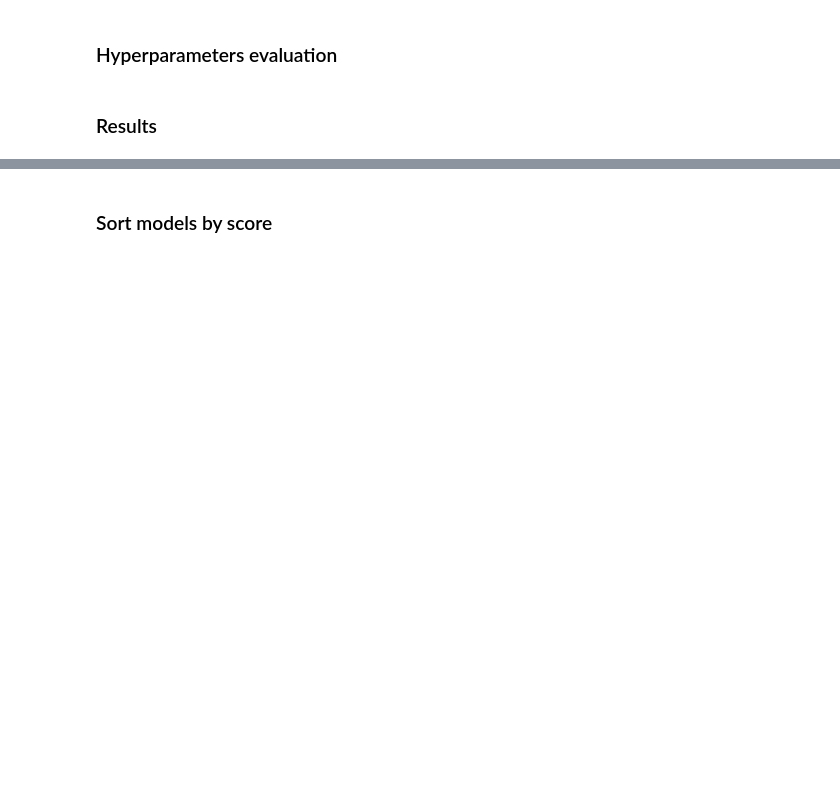
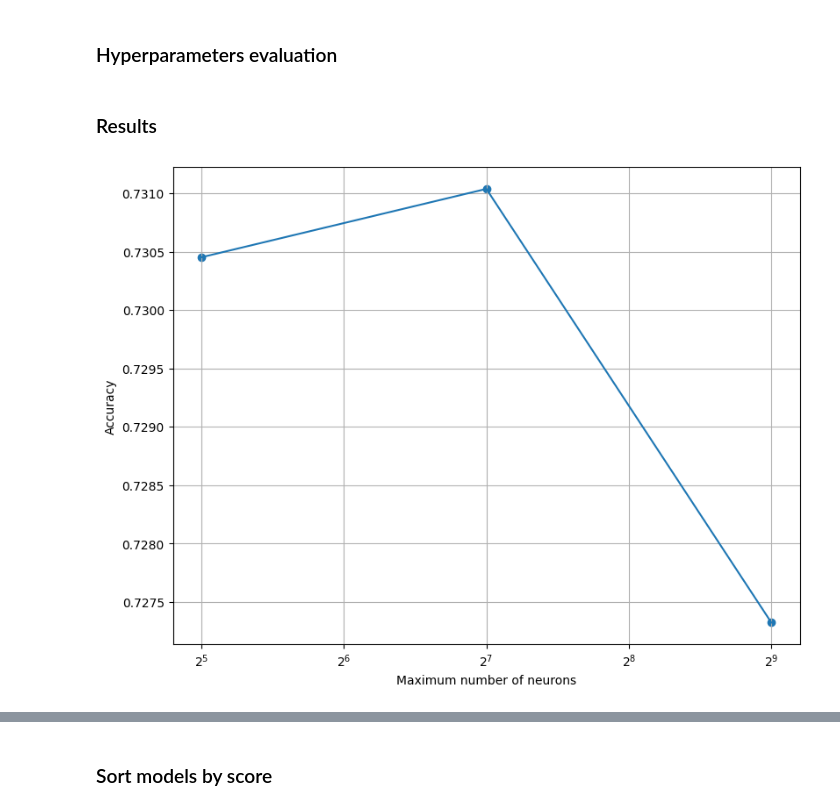
Before and after one commit to jjgranadat/Semillero_SOFA, a Jupyter notebook: ICI_Project/Codes/CountingVectors/CV_16GBd_Classification.ipynb, the cells around one changed output, grey strips where cells are left out. Cells and saved outputs as stored; diff of their text form; code cells hidden in the pictures; blank space fills up the shorter version.

```diff
--- a/ICI_Project/Codes/CountingVectors/CV_16GBd_Classification.ipynb
+++ b/ICI_Project/Codes/CountingVectors/CV_16GBd_Classification.ipynb
@@ -283,7 +286,7 @@ def plot_cm(scores, interval_lst):
 if GOOGLE_COLAB:
     cv16f_file = "counting_vectors_16f.csv"
 else:
-    cv16f_file = "../../Databases/16fBd/counting_vectors_16f.csv"
+    cv16f_file = "../../Databases/16GBd/counting_vectors_16f.csv"
 
 cv16f = pl.read_csv(cv16f_file, has_header=False, dtypes=[pl.Float64])
 # Show the original dataframe
@@ -309,10 +312,10 @@ shape: (680, 18)
 | 1.0 | 0.0 | 0.0 | 0.0 | 0.0 | 0.0 | 0.0 | 0.0 | 0.0 | 0.0 | 0.0 | ... |
 | 1.0 | 0.0 | 0.0 | 0.0 | 0.0 | 0.0 | 0.0 | 0.0 | 0.0 | 0.0 | 0.0 | ... |
 # %%
-interval_lst = {"2": [(0, 35), (35, 50)],
-                "3": [(0, 32), (32, 35), (35, 50)],
-                "4": [(0, 31.5), (31.5, 33.5), (33.5, 35), (35, 50)],
-                "5": [(0, 31.5), (31.5, 33.5), (33.5, 35), (35, 37.5), (37.5, 50)]}
+interval_lst = {"2": [17.6],
+                "3": [16.5, 17.6],
+                "4": [16.0, 16.5, 17.6],
+                "5": [15.5, 16.0, 16.5, 17.6]}
 
 cv16f_class = {}
 for classes_n, interval in interval_lst.items():
@@ -411,5 +398,17 @@ cv16f_class_new
 # %% [markdown]
 ### Hyperparameters evaluation
+# %%
+osnr_lst = ["osnr", "wo_osnr"]
+max_neurons = [str(2**n) for n in range(5, 11, 2)]
+functs = ["relu", "tanh", "sigmoid"]
+layers_n = [1, 2, 3]
+
+combinations = [
+    [list(subset) for subset in product(functs, repeat=n)] for n in layers_n
+]
+
+hidden_layers = [item for sublist in combinations for item in sublist]
+classes_n = list(map(str, range(2, 6)))
 # %%
 try:
     cv16f_class_results = sofa.load_hdf5(f"{ROOT}/cv16f_class_results.h5")
@@ -449,17 +448,41 @@ for activations in hidden_layers:
                     print("Results saved!")
 # %% [markdown]
 ### Results
+# %%
+def get_avg_score(results, target_value, target, metric="acc", score="test"):
+    results_lst = []
+    for activations in hidden_layers:
+        if target == "layers" and len(activations) != target_value:
+            continue
+        for neurons in max_neurons:
+            if target == "neurons" and neurons != target_value:
+                continue
+            for osnr in osnr_lst:
+                if target == "osnr" and osnr != target_value:
+                    continue
+                for classes in classes_n:
+                    if target == "classes" and classes != target_value:
+                        continue
+                    act_fn_name = "".join([s[0] for s in activations])
+                    results_lst.append(
+                        np.mean([result for result in results[act_fn_name][neurons][osnr][classes][metric][score].values()])
+                    )
+    return results_lst
 # %%
 cv16f_neurons_avg_results = [
     np.mean(
         get_avg_score(
             cv16f_class_results, neurons, target="neurons", metric="acc", score="test"
         )
     )
     for neurons in max_neurons
 ]
+
+cv16f_neurons_avg_results
 x = list(map(int, max_neurons))
 plot_results(x, cv16f_neurons_avg_results, "Maximum number of neurons", log=True)
+# %% [output]
+[figure, added]
 # %%
 cv16f_layers_avg_results = [
     np.mean(
```
Also changed, not shown: parts of 29 cells of this notebook, 23 other files.
